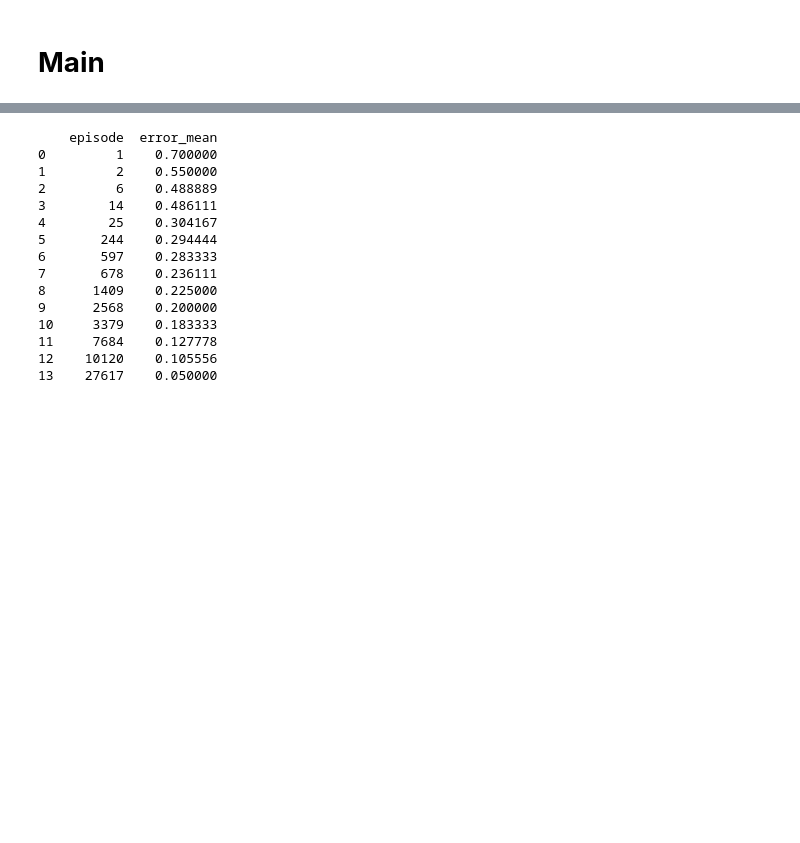
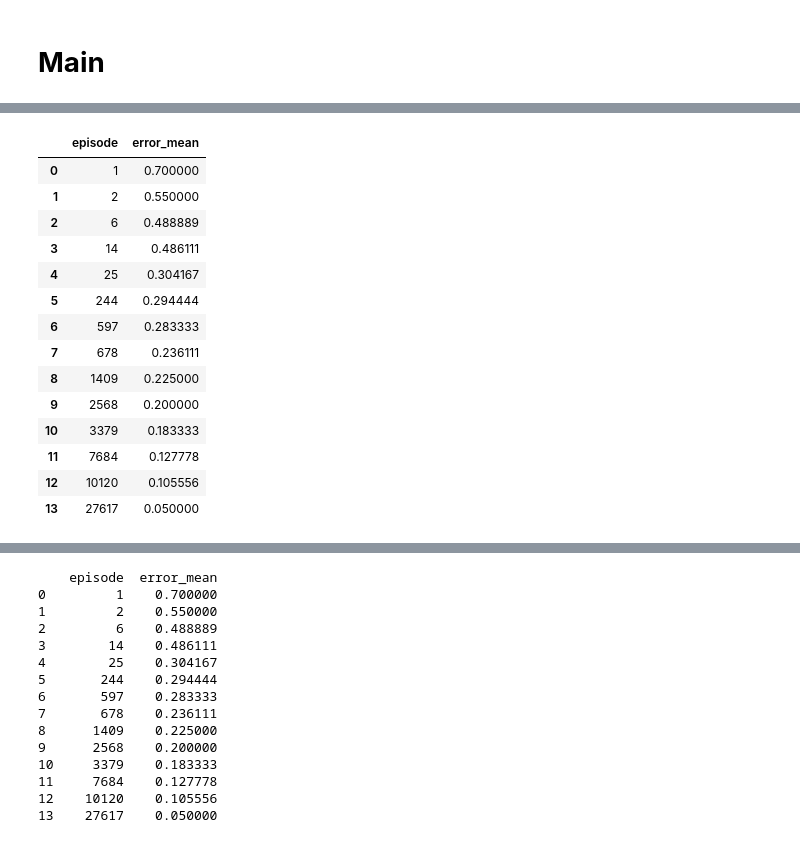
Before and after one commit to DarkSpartan345/Reinforcement-Learning-Enhanced-Design-Space-Exploration-for-Digital-Multipliers, a Jupyter notebook: Data Analysis/Análisis de datos/AnálisisDatosLogsCooperación.ipynb, the cells around one changed output, grey strips where cells are left out. Drawn from its saved outputs; the diff is of its cells as text; code cells hidden in the pictures; blank space fills up the shorter version.

```diff
--- a/Data Analysis/Análisis de datos/AnálisisDatosLogsCooperación.ipynb
+++ b/Data Analysis/Análisis de datos/AnálisisDatosLogsCooperación.ipynb
@@ -379,3 +374,21 @@ Longitud de SARSA n-steps: 0
+# %%
+df
+# %% [output]
+|  | episode | error_mean |
+| 0 | 1 | 0.700000 |
+| 1 | 2 | 0.550000 |
+| 2 | 6 | 0.488889 |
+| 3 | 14 | 0.486111 |
+| 4 | 25 | 0.304167 |
+| 5 | 244 | 0.294444 |
+| 6 | 597 | 0.283333 |
+| 7 | 678 | 0.236111 |
+| 8 | 1409 | 0.225000 |
+| 9 | 2568 | 0.200000 |
+| 10 | 3379 | 0.183333 |
+| 11 | 7684 | 0.127778 |
+| 12 | 10120 | 0.105556 |
+| 13 | 27617 | 0.050000 |
 # %%
 # ------------ CONFIGURACIÓN ------------
 input=[Absolute_Cooperation, Absolute_Cooperation_with_Noise,
```
Also changed, not shown: parts of 7 cells of this notebook, 10 other files.
